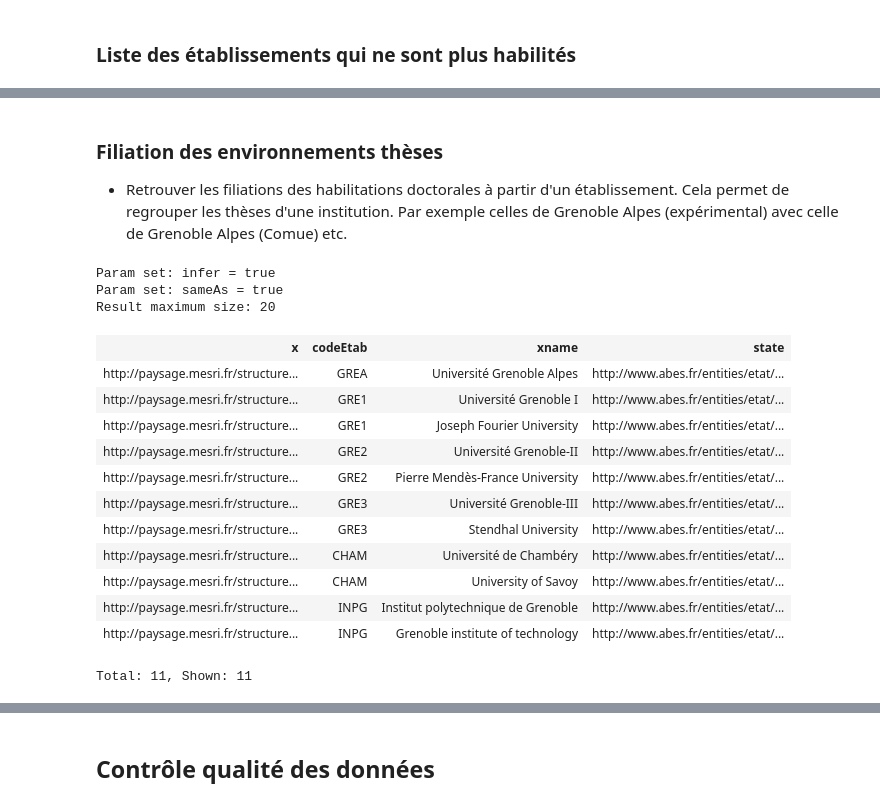
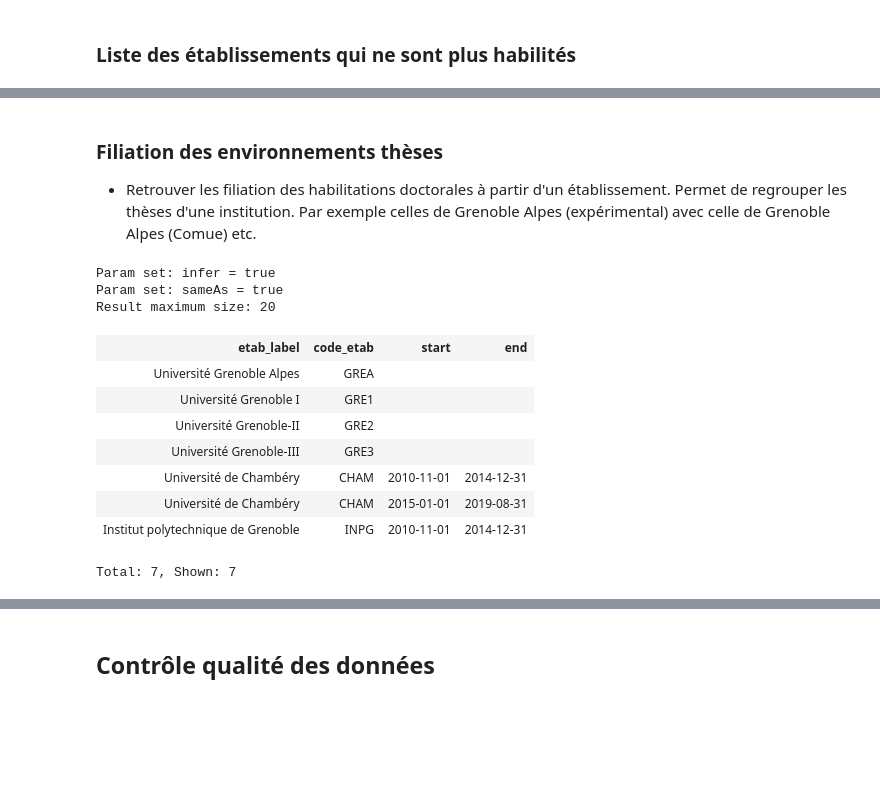
Before and after one commit to abes-esr/abes-labo-movies, a Jupyter notebook: data/ipynb/sparql.ipynb, the cells around one changed output, grey strips where cells are left out. Saved outputs shown, nothing was run; the diff lists cells and outputs as text; code cells hidden in the pictures; blank space fills up the shorter version.

```diff
--- a/data/ipynb/sparql.ipynb
+++ b/data/ipynb/sparql.ipynb
@@ -177,47 +206,53 @@ Error: Query processing error: <urlopen error [Errno -2] Name or service not kno
 # %% [markdown]
 ### Filiation des environnements thèses
 
-* Retrouver les filiations des habilitations doctorales à partir d'un établissement. Cela permet de regrouper les thèses d'une institution. Par exemple celles de Grenoble Alpes (expérimental) avec celle de Grenoble Alpes (Comue) etc.
+* Retrouver les filiation des habilitations doctorales à partir d'un établissement. Permet de regrouper les thèses d'une institution. Par exemple celles de Grenoble Alpes (expérimental) avec celle de Grenoble Alpes (Comue) etc.
 # %%
-%endpoint http://labo-vm-2.v202.abes.fr:7200/repositories/men-habilitations-v3-habilitations-partielles-inference
 %qparam infer true
 %qparam sameAs true
 %show 20
 
 PREFIX paysage: <http://paysage.mesri.fr/structures/>
 PREFIX mov: <http://www.abes.fr/vocabularies/movies#>
 PREFIX skos: <http://www.w3.org/2004/02/skos/core#>
 PREFIX foaf: <http://xmlns.com/foaf/0.1/>
 
-select ?x ?codeEtab ?xname ?state where {
+select DISTINCT ?etab_label  ?code_etab ?start ?end
+
+
+where {
     BIND(paysage:Y7ch7 as ?grenobleAlpes)
 
-    ?grenobleAlpes (^mov:to/mov:from|^mov:from/mov:to)* ?x.
+    ?grenobleAlpes (^mov:to/mov:from|^mov:from/mov:to)+ [?x ?etab; skos:prefLabel ?etab_label].
+
+
+    ?etat a mov:Existence;
+          mov:from ?etab.
+
+    ?etab mov:codeEtabid ?code_etab.
 
     OPTIONAL {
-       ?grenobleAlpes mov:codeEtabid ?codeEtab.
+        ?delegation a mov:Delegation;
+            mov:from ?etab;
+            mov:start ?start.
+
+        OPTIONAL {
+            ?delegation mov:end ?end.
+        }
     }
 
-    ?x a foaf:Organization; skos:prefLabel ?xname;  mov:codeEtabid ?codeEtab.
-
-    ?state mov:from ?x ; mov:statetype "existence".
-
-    FILTER (strstarts(str(?x), 'http://paysage.mesri.fr/structures/'))
+    FILTER(LANG(?etab_label) = "fr")
 }
 # %% [output]
 Param set: infer = true
 Param set: sameAs = true
 Result maximum size: 20
-| x | codeEtab | xname | state |
-| http://paysage.mesri.fr/structure... | GREA | Université Grenoble Alpes | http://www.abes.fr/entities/etat/... |
-| http://paysage.mesri.fr/structure... | GRE1 | Université Grenoble I | http://www.abes.fr/entities/etat/... |
-| http://paysage.mesri.fr/structure... | GRE1 | Joseph Fourier University | http://www.abes.fr/entities/etat/... |
-| http://paysage.mesri.fr/structure... | GRE2 | Université Grenoble-II | http://www.abes.fr/entities/etat/... |
-| http://paysage.mesri.fr/structure... | GRE2 | Pierre Mendès-France University | http://www.abes.fr/entities/etat/... |
-| http://paysage.mesri.fr/structure... | GRE3 | Université Grenoble-III | http://www.abes.fr/entities/etat/... |
-| http://paysage.mesri.fr/structure... | GRE3 | Stendhal University | http://www.abes.fr/entities/etat/... |
-| http://paysage.mesri.fr/structure... | CHAM | Université de Chambéry | http://www.abes.fr/entities/etat/... |
-| http://paysage.mesri.fr/structure... | CHAM | University of Savoy | http://www.abes.fr/entities/etat/... |
-| http://paysage.mesri.fr/structure... | INPG | Institut polytechnique de Grenoble | http://www.abes.fr/entities/etat/... |
-| http://paysage.mesri.fr/structure... | INPG | Grenoble institute of technology | http://www.abes.fr/entities/etat/... |
+| etab_label | code_etab | start | end |
+| Université Grenoble Alpes | GREA |  |  |
+| Université Grenoble I | GRE1 |  |  |
+| Université Grenoble-II | GRE2 |  |  |
+| Université Grenoble-III | GRE3 |  |  |
+| Université de Chambéry | CHAM | 2010-11-01 | 2014-12-31 |
+| Université de Chambéry | CHAM | 2015-01-01 | 2019-08-31 |
+| Institut polytechnique de Grenoble | INPG | 2010-11-01 | 2014-12-31 |
-Total: 11, Shown: 11
+Total: 7, Shown: 7
```
Also changed, not shown: parts of 16 cells of this notebook, 2 other files.
